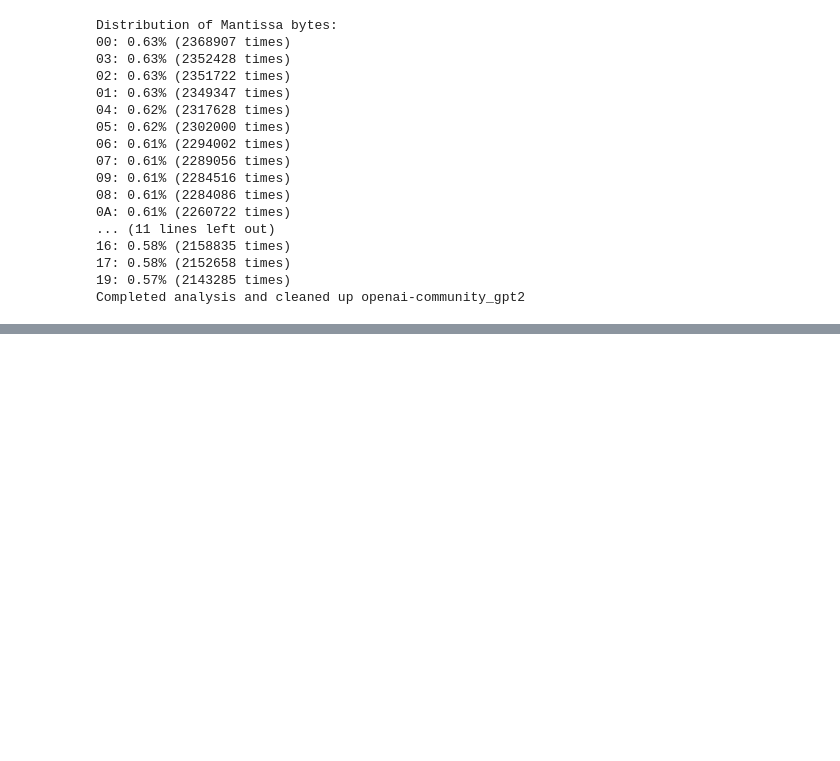
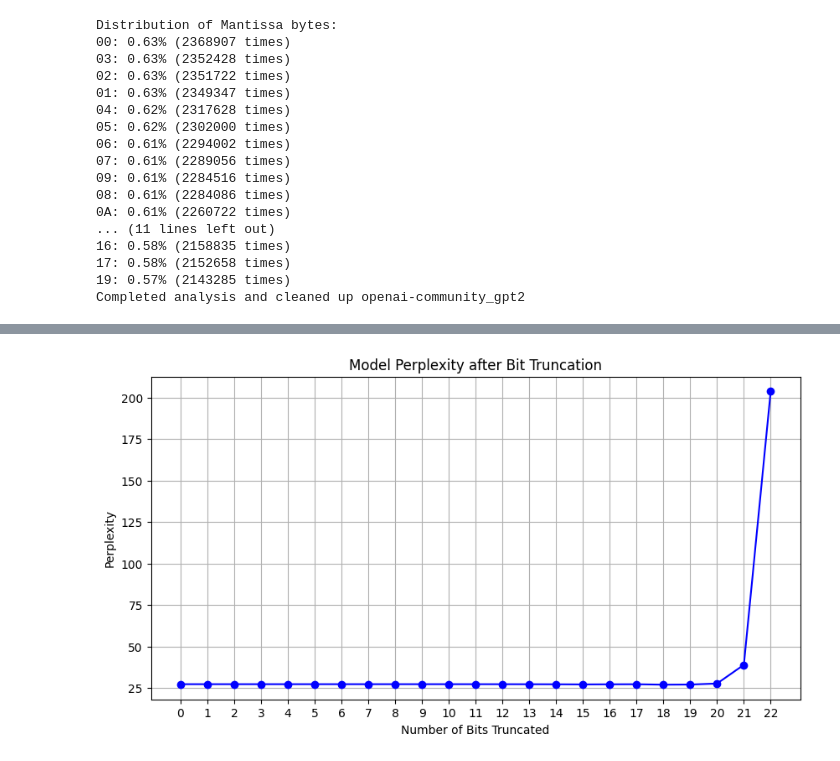
Before and after one commit to HRuii1/elf-quantization-llm, a Jupyter notebook: model_analytsis.ipynb, the cells around one changed output, grey strips where cells are left out. Cells and saved outputs as stored; diff of their text form; code cells hidden in the pictures; blank space fills up the shorter version.

```diff
--- a/model_analytsis.ipynb
+++ b/model_analytsis.ipynb
@@ -651,24 +589,0 @@ def generate_summary_table(data_stats):
-# %%
-
-model_list = ["google_gemma-2b-it", "openai-community_gpt2", "facebook_opt-2.7b", "facebook_opt-125m"]
-bucket_name = 'downloaded_llms'
-overall_stats = defaultdict(lambda: {'count': 0, 'total_size': 0, 'dup_count': 0, 'dup_size': 0})
-
-for model_name in model_list:
-    print(f"Starting analysis for {model_name}...")
-    model, local_path = load_model_from_path(model_name, bucket_name)
-    model_stats = analyze_layer_duplication(model)
-
-    for dtype, stats in model_stats.items():
-        overall_stats[dtype]['count'] += stats['count']
-        overall_stats[dtype]['total_size'] += stats['total_size']
-        overall_stats[dtype]['dup_count'] += stats['dup_count']
-        overall_stats[dtype]['dup_size'] += stats['dup_size']
-
-    for root, dirs, files in os.walk(local_path, topdown=False):
-        for name in files:
-            os.remove(os.path.join(root, name))
-        os.rmdir(root)
-    print(f"Completed and cleaned up {model_name}")
-
-generate_summary_table(overall_stats)
@@ -1124,0 +1308,14 @@ float32 binary: 00111101101101010000000000000000
+# %%
+import matplotlib.pyplot as plt
+
+bit_truncation_levels = range(0, 23)
+# Plotting
+plt.figure(figsize=(10, 5))
+plt.plot(list(bit_truncation_levels), ppl_results, marker='o', linestyle='-', color='b')
+plt.xlabel('Number of Bits Truncated')
+plt.ylabel('Perplexity')
+plt.xticks(list(bit_truncation_levels))
+plt.grid(True)
+plt.show()
+# %% [output]
+[figure, added]
```
Also changed, not shown: parts of 29 cells of this notebook.
